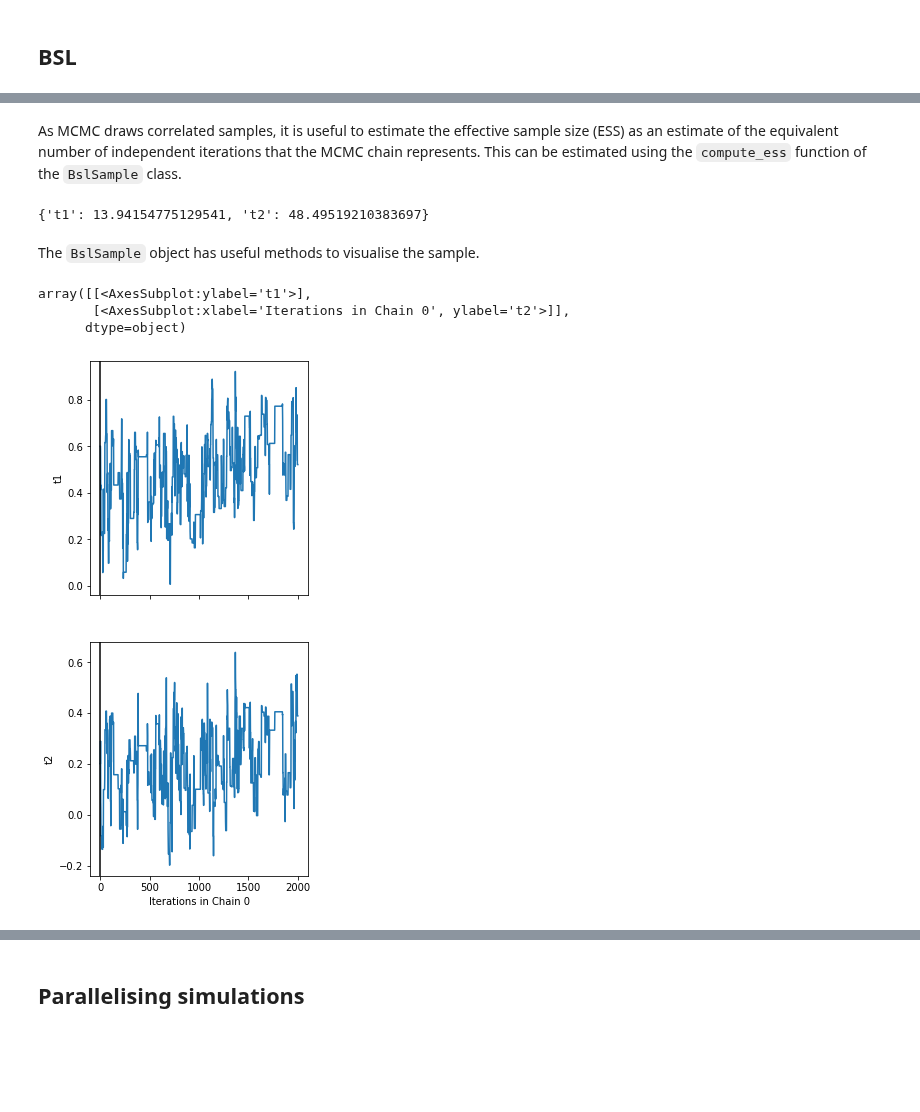
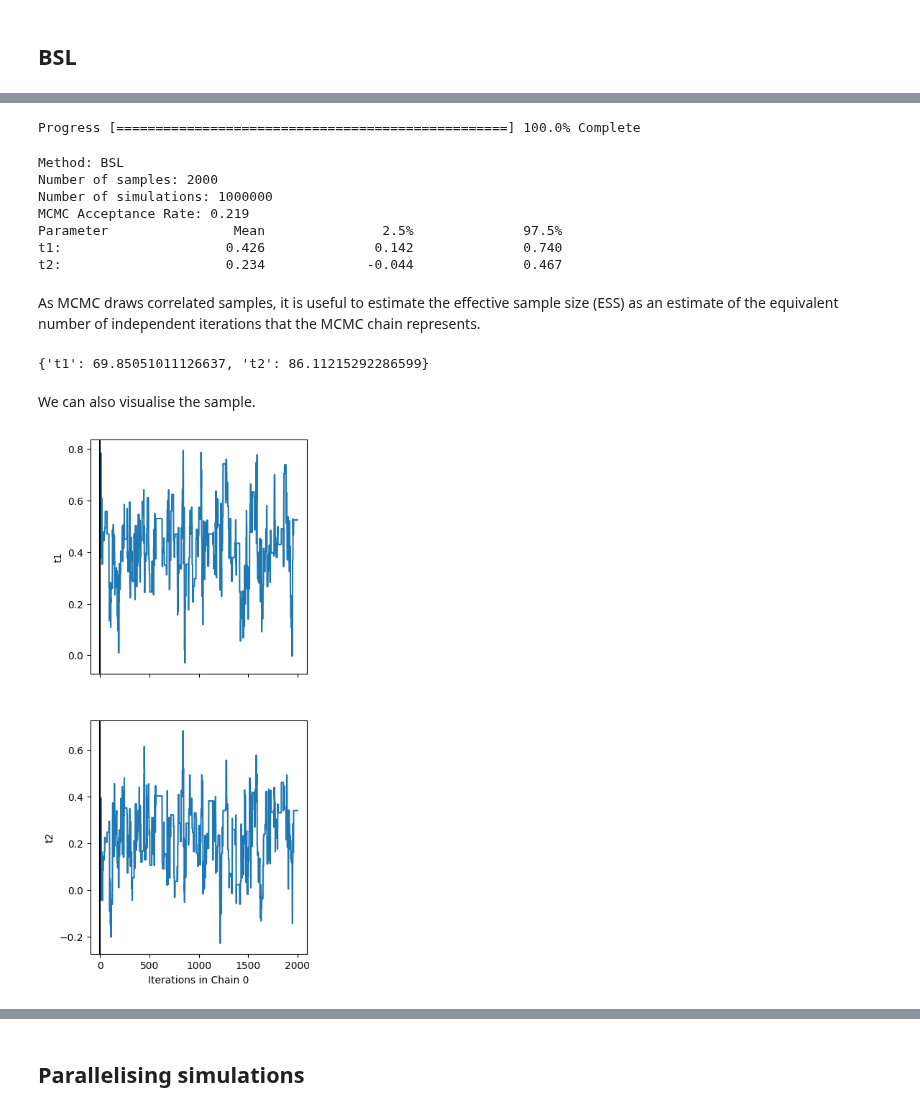
Before and after one commit to elfi-dev/notebooks, a Jupyter notebook: bsl.ipynb, the cells around one changed output, grey strips where cells are left out. Saved outputs shown, nothing was run; the diff lists cells and outputs as text; code cells hidden in the pictures; blank space fills up the shorter version.

```diff
--- a/bsl.ipynb
+++ b/bsl.ipynb
@@ -56,0 +66,2 @@ AttributeError: module 'elfi' has no attribute 'SyntheticLikelihood'
+# %%
+likelihood = pdf_methods.standard_likelihood()
@@ -56,0 +72,5 @@ AttributeError: module 'elfi' has no attribute 'SyntheticLikelihood'
+# %%
+params = {'t1': 0.6, 't2': 0.2}
+nsim_round = 500
+std_value = pre_sample_methods.log_SL_stdev(m, params, nsim_round, feature_names, likelihood=likelihood, M=100)
+std_value
@@ -89 +83,3 @@ log_SL: 1.6986826445846084
+# %%
+standard_bsl = elfi.BSL(m, nsim_round, feature_names=feature_names, likelihood=likelihood, seed=seed)
 # %% [markdown]
@@ -127,16 +89,30 @@ Sample means: t1: 0.489, t2: 0.209
+# %%
+mcmc_iterations = 2000  # sample size
+est_post_cov = np.array([[0.02, 0.01], [0.01, 0.02]])  # covariance matrix for the proposal distribution
+params0 = [0.6, 0.2]
+res = standard_bsl.sample(mcmc_iterations, est_post_cov, params0=params0)
+# %% [output]
+Progress [==================================================] 100.0% Complete
+# %%
+res
+# %% [output]
+Method: BSL
+Number of samples: 2000
+Number of simulations: 1000000
+MCMC Acceptance Rate: 0.219
+Parameter                Mean               2.5%              97.5%
+t1:                     0.426              0.142              0.740
+t2:                     0.234             -0.044              0.467
 # %% [markdown]
-As MCMC draws correlated samples, it is useful to estimate the effective sample size (ESS) as an estimate of the equivalent number of independent iterations that the MCMC chain represents. This can be estimated using the `compute_ess` function of the `BslSample` class.
+As MCMC draws correlated samples, it is useful to estimate the effective sample size (ESS) as an estimate of the equivalent number of independent iterations that the MCMC chain represents.
 # %%
-bsl_res.compute_ess()
+res.compute_ess()
 # %% [output]
-{'t1': 13.94154775129541, 't2': 48.49519210383697}
+{'t1': 69.85051011126637, 't2': 86.11215292286599}
 # %% [markdown]
-The `BslSample` object has useful methods to visualise the sample.
+We can also visualise the sample.
 # %%
-bsl_res.plot_traces()
+res.plot_traces();
 # %% [output]
-array([[<AxesSubplot:ylabel='t1'>],
-       [<AxesSubplot:xlabel='Iterations in Chain 0', ylabel='t2'>]],
-      dtype=object)
-[figure, old version]
+[figure, new version]
 # %%
```
Also changed, not shown: parts of 91 cells of this notebook.
